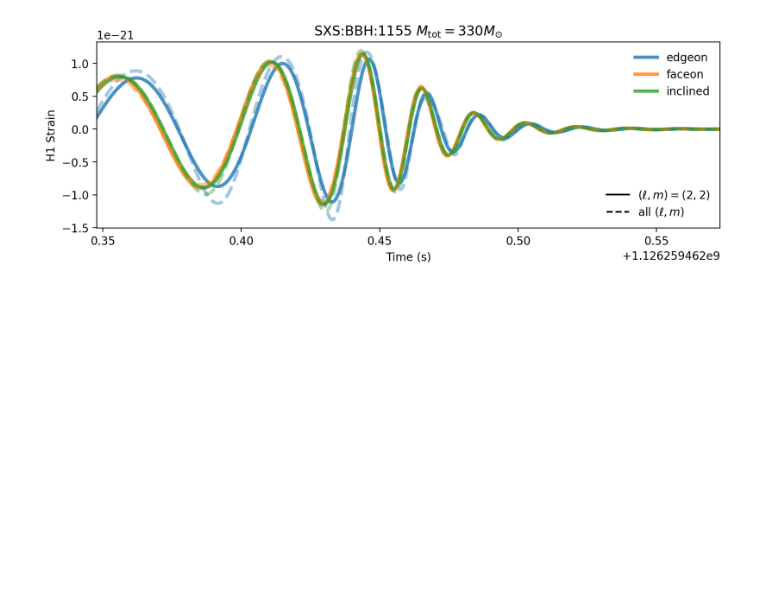
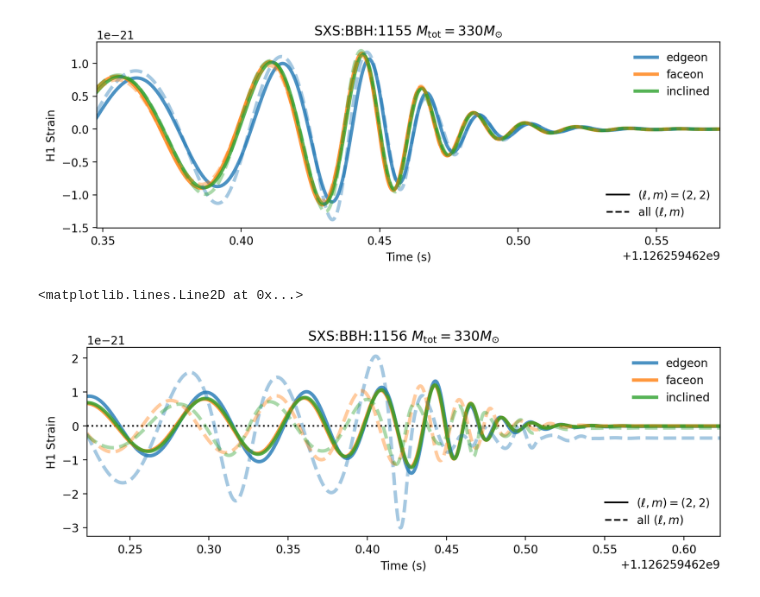
Before and after one commit to nkhusid/spectroscopic_injections, a Jupyter notebook: notebooks/NR_injections.ipynb, the cells around one changed output. Cells and saved outputs as stored; diff of their text form; code cells hidden in the pictures; blank space fills up the shorter version.

```diff
--- a/notebooks/NR_injections.ipynb
+++ b/notebooks/NR_injections.ipynb
@@ -50,6 +21,10 @@ heavy_inj = glob.glob('/mnt/home/nkhusid/spec_inj/data/injections/SXS_BBH_1155_l
 # %%
 light_inj_all = glob.glob('/mnt/home/nkhusid/spec_inj/data/injections/SXS_BBH_1155/mtot72/*_H1.hdf5')
 heavy_inj_all = glob.glob('/mnt/home/nkhusid/spec_inj/data/injections/SXS_BBH_1155/mtot330/*_H1.hdf5')
+# %%
+heavy_inj_p = glob.glob('/mnt/home/nkhusid/spec_inj/data/injections/SXS_BBH_1156_l2m2/mtot330/*_H1.hdf5')
+# %%
+heavy_inj_p_all = glob.glob('/mnt/home/nkhusid/spec_inj/data/injections/SXS_BBH_1156/mtot330/*_H1.hdf5')
 # %%
 light_dfs = {inj.split('_')[-2]: pd.read_hdf(inj, key=inj.split('_')[-1].split('.')[0]) for inj in sorted(light_inj)}
 
@@ -58,6 +33,9 @@ heavy_dfs = {inj.split('_')[-2]: pd.read_hdf(inj, key=inj.split('_')[-1].split('
 light_dfs_all = {inj.split('_')[-2]: pd.read_hdf(inj, key=inj.split('_')[-1].split('.')[0]) for inj in sorted(light_inj_all)}
 
 heavy_dfs_all = {inj.split('_')[-2]: pd.read_hdf(inj, key=inj.split('_')[-1].split('.')[0]) for inj in sorted(heavy_inj_all)}
+# %%
+heavy_dfs_p = {inj.split('_')[-2]: pd.read_hdf(inj, key=inj.split('_')[-1].split('.')[0]) for inj in sorted(heavy_inj_p)}
+heavy_dfs_p_all = {inj.split('_')[-2]: pd.read_hdf(inj, key=inj.split('_')[-1].split('.')[0]) for inj in sorted(heavy_inj_p_all)}
 # %%
 res_df = light_dfs['faceon'] - light_dfs['inclined']
 # %%
@@ -110,3 +88,28 @@ leg2 = ax.legend([plt.Line2D([], [], color='k'),
                  frameon=False, loc='lower right')
 # %% [output]
 [figure]
+# %%
+fig, ax = plt.subplots(figsize=(10, 3))
+for i, (inc, df) in enumerate(heavy_dfs_p.items()):
+    ax.plot(df, color=f'C{i}', lw=3, alpha=0.8, label=inc)
+for i, (inc, df) in enumerate(heavy_dfs_p_all.items()):
+    ax.plot(df, color=f'C{i}', lw=3, alpha=0.4, ls='--')
+
+ax.set_xlim(np.median(df.index.values)-0.2, np.median(df.index.values)+0.2)
+ax.set_xlabel('Time (s)')
+ax.set_ylabel('H1 Strain')
+ax.set_title('SXS:BBH:1156 $M_{\mathrm{tot}} = 330 M_{\odot}$')
+
+leg1 = ax.legend(frameon=False)
+ax.add_artist(leg1)
+
+leg2 = ax.legend([plt.Line2D([], [], color='k'),
+                  plt.Line2D([], [], color='k', ls='--')],
+                 ['$(\ell, m) = (2, 2)$',
+                  'all $(\ell, m)$'],
+                 frameon=False, loc='lower right')
+
+ax.axhline(0, color='k', ls=':', zorder=-10)
+# %% [output]
+<matplotlib.lines.Line2D at 0x...>
+[figure, added]
```
Also changed, not shown: parts of 5 cells of this notebook, 3 other files.
